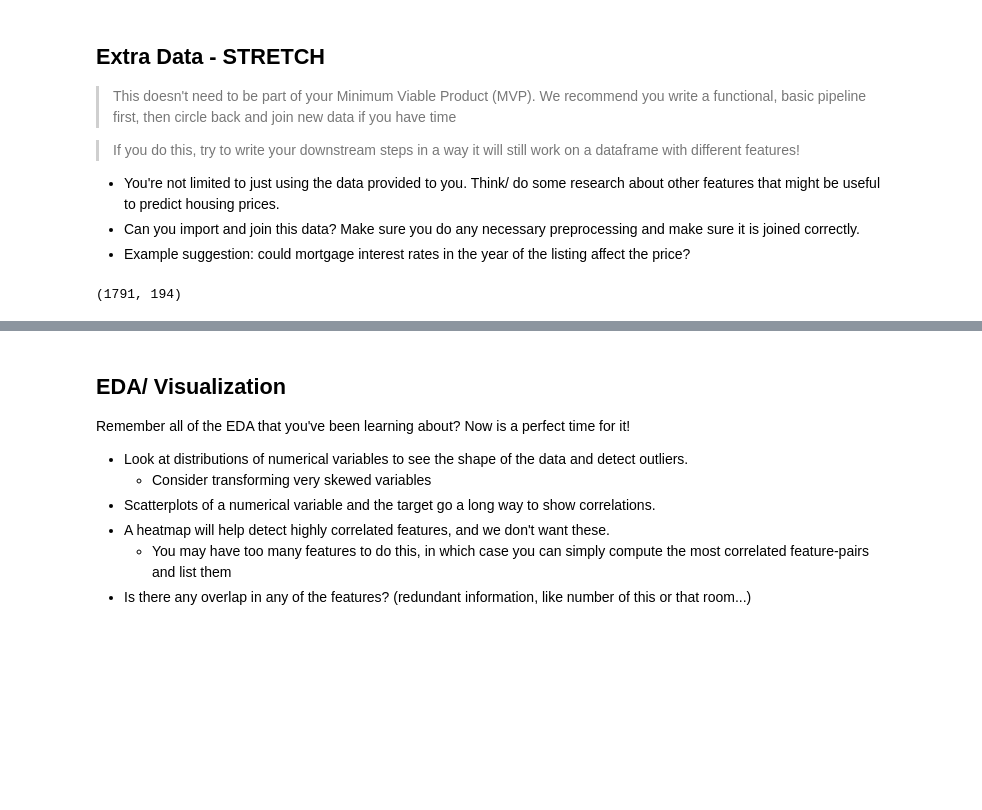
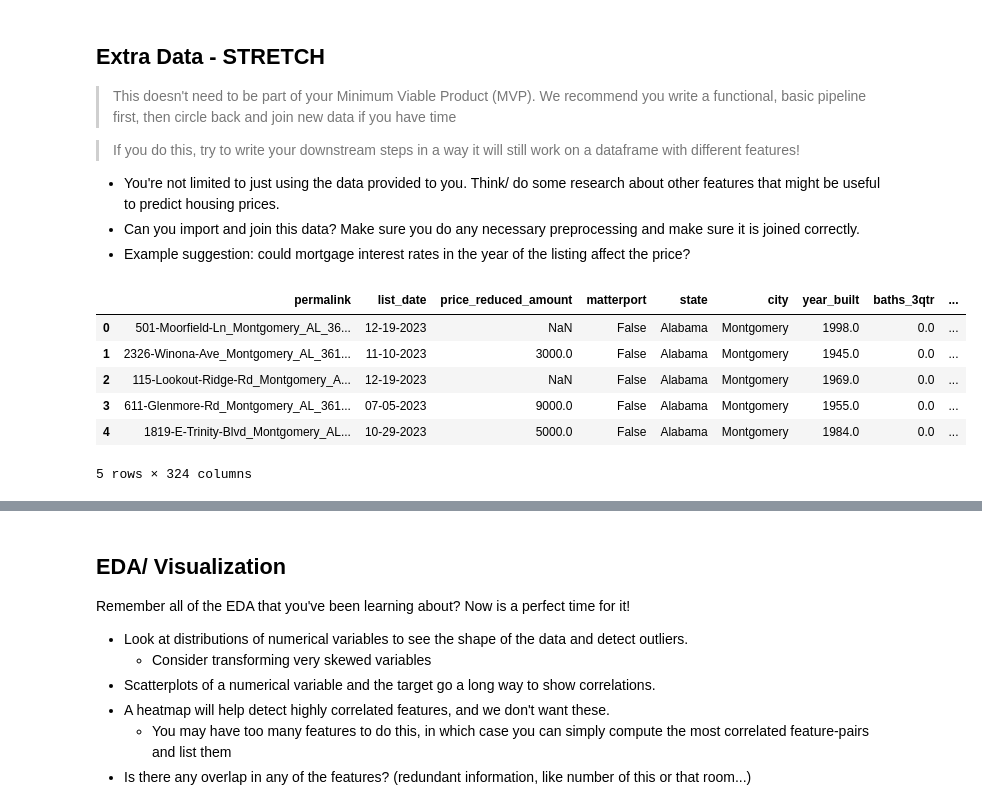
Before and after one commit to ryanlaict/Midterm-project, a Jupyter notebook: notebooks/1 - EDA.ipynb, the cells around one changed output, grey strips where cells are left out. Saved outputs shown, nothing was run; the diff lists cells and outputs as text; code cells hidden in the pictures; blank space fills up the shorter version.

```diff
--- a/notebooks/1 - EDA.ipynb
+++ b/notebooks/1 - EDA.ipynb
@@ -279,35 +300,40 @@ df_city_pivot.columns.name = None  # Remove MultiIndex column name
 df_city_pivot = df_city_pivot.rename(columns=lambda x: x.replace(" ", "_") if isinstance(x, str) else x)  # Replace spaces with underscores
 
 # Merge transformed df_city_pivot with df_encoded
 df_merged = df_encoded.merge(
     df_city_pivot,
     left_on=['city', 'state'],
     right_on=['City', 'State_Code'],
     how='left'
 )
 
 # Remove Race and City columns from df_city_data
 df_city_data_cleaned = df_city_data.drop(columns=['Race', 'Count'])
 
 # Merge df_merged with df_city_data_cleaned
 df_merged = df_merged.merge(
     df_city_data_cleaned,
     left_on=['city','state'],
     right_on=['City','State Code'],
     how='left'
 )
 
 # Drop unnecessary columns after merging
 df_merged.drop(columns=['City_y','City_x','State_Code', 'State Code'], inplace=True)
 
 # Drop duplicate rows
 df_merged = df_merged.drop_duplicates()
 
 # Display first few rows to check the result
 df_merged.head()
-df_merged.shape
 # %% [output]
+|  | permalink | list_date | price_reduced_amount | matterport | state | city | year_built | baths_3qtr | ... |
+| 0 | 501-Moorfield-Ln_Montgomery_AL_36... | 12-19-2023 | NaN | False | Alabama | Montgomery | 1998.0 | 0.0 | ... |
+| 1 | 2326-Winona-Ave_Montgomery_AL_361... | 11-10-2023 | 3000.0 | False | Alabama | Montgomery | 1945.0 | 0.0 | ... |
+| 2 | 115-Lookout-Ridge-Rd_Montgomery_A... | 12-19-2023 | NaN | False | Alabama | Montgomery | 1969.0 | 0.0 | ... |
+| 3 | 611-Glenmore-Rd_Montgomery_AL_361... | 07-05-2023 | 9000.0 | False | Alabama | Montgomery | 1955.0 | 0.0 | ... |
+| 4 | 1819-E-Trinity-Blvd_Montgomery_AL... | 10-29-2023 | 5000.0 | False | Alabama | Montgomery | 1984.0 | 0.0 | ... |
-(1791, 194)
+5 rows × 324 columns
 # %%
 # Save a copy of df_merged csv
 df_merged.to_csv("merged_data.csv", index=False)
```
Also changed, not shown: parts of 25 cells of this notebook, 6 other files.
